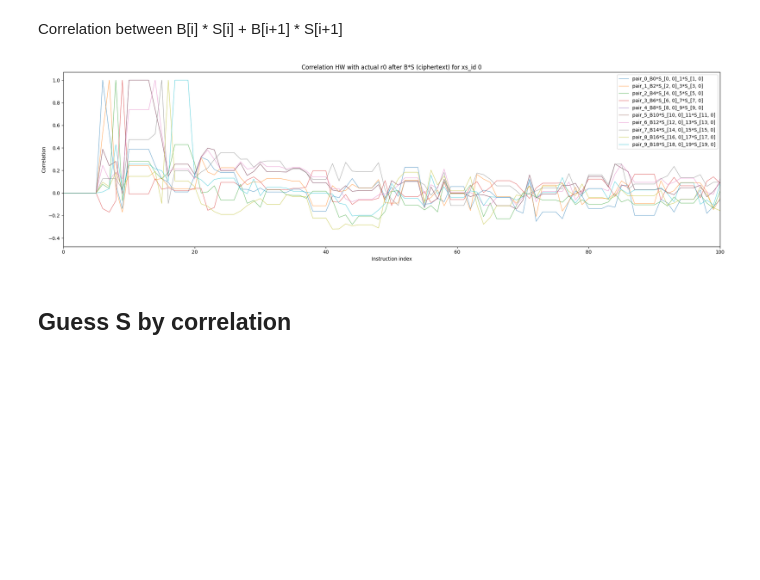
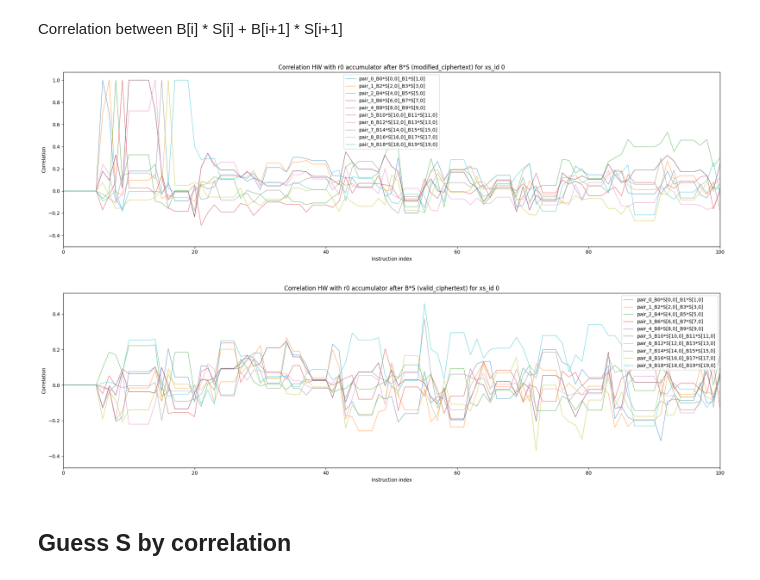
Before and after one commit to Vicentia/frodokem640_sidechannel_decapsulation, a Jupyter notebook: aes_sim_test/[ANALYSIS] truncated_analysis.ipynb, the cells around one changed output. Drawn from its saved outputs; the diff is of its cells as text; code cells hidden in the pictures; blank space fills up the shorter version.

```diff
--- a/aes_sim_test/[ANALYSIS] truncated_analysis.ipynb
+++ b/aes_sim_test/[ANALYSIS] truncated_analysis.ipynb
@@ -285,51 +286,59 @@ B_row = xs_id
 no_pairs = 10
 
 traces_hw_r0 = data_HW_r0[xs_id]
-traces_hd_r0 = data_HD_r0[xs_id]
 
-B_times_S_base = {
-    "ciphertext": B_all,
-    # "registers": B_from_registers,
-    #"registers_packed": B_packed_from_registers,
+B_sets = {
+    "modified_ciphertext": B_all,
+    "valid_ciphertext": B_valid,
 }
 
-for B_name, B_values in B_times_S_base.items():
-    corr_hw_product_array = {}
+for B_name, B_values in B_sets.items():
     corr_hw_accumulator_array = {}
-
     r0_old = np.zeros(B_values.shape[0], dtype=np.int32)
 
     for pair_idx in range(no_pairs):
         B_col = 2 * pair_idx
         B_col_next = B_col + 1
 
         if B_col_next >= B_values.shape[2]:
             break
 
         S0 = int(S_real[B_col, xs_id])
         S1 = int(S_real[B_col_next, xs_id])
 
         pair_product = (
             B_values[:, B_row, B_col].astype(np.int32) * S0
             + B_values[:, B_row, B_col_next].astype(np.int32) * S1
         )
 
         r0_new = r0_old + pair_product
+        target_hw_accumulator = hw_u32(r0_new & 0xffffffff)
 
-        target_hw_product = hw_u32(pair_product & 0xffffffff)
-        target_hw_accumulator = hw_u32(r0_new & 0xffffffff)
-        target_hd_accumulator = hw_u32((r0_old ^ r0_new) & 0xffffffff)
+        label = (
+            f"pair_{pair_idx}_"
+            f"B{B_col}*S[{B_col},{xs_id}]_"
+            f"B{B_col_next}*S[{B_col_next},{xs_id}]"
+        )
 
-        label = f"pair_{pair_idx}_B{B_col}*S_[{B_col}, {xs_id}]_{B_col_next}*S_[{B_col_next}, {xs_id}]"
-
-        corr_hw_product_array[label] = compute_correlation(traces_hw_r0,target_hw_product)
-        corr_hw_accumulator_array[label] = compute_correlation(traces_hw_r0,target_hw_accumulator)
+        corr_hw_accumulator_array[label] = compute_correlation(
+            traces_hw_r0,
+            target_hw_accumulator,
+        )
 
         r0_old = r0_new
 
-    plot_correlation(corr_hw_accumulator_array, f"Correlation HW with actual r0 after B*S ({B_name}) for xs_id {xs_id}",os.path.join(result_dir_truncated,f"correlation_HW_actual_BS_accumulator_{B_name}_xs{xs_id}.png",),no_instructions=no_instructions,)
+    plot_correlation(
+        corr_hw_accumulator_array,
+        f"Correlation HW with r0 accumulator after B*S ({B_name}) for xs_id {xs_id}",
+        os.path.join(
+            result_dir_truncated,
+            f"correlation_HW_actual_BS_accumulator_{B_name}_xs{xs_id}.png",
+        ),
+        no_instructions=no_instructions,
+    )
 # %% [output]
-[figure, old version]
+[figure, new version]
+[figure, added]
 # %% [markdown]
 ## Guess S by correlation
 # %%
```
Also changed, not shown: parts of 11 cells of this notebook, 23 other files.
